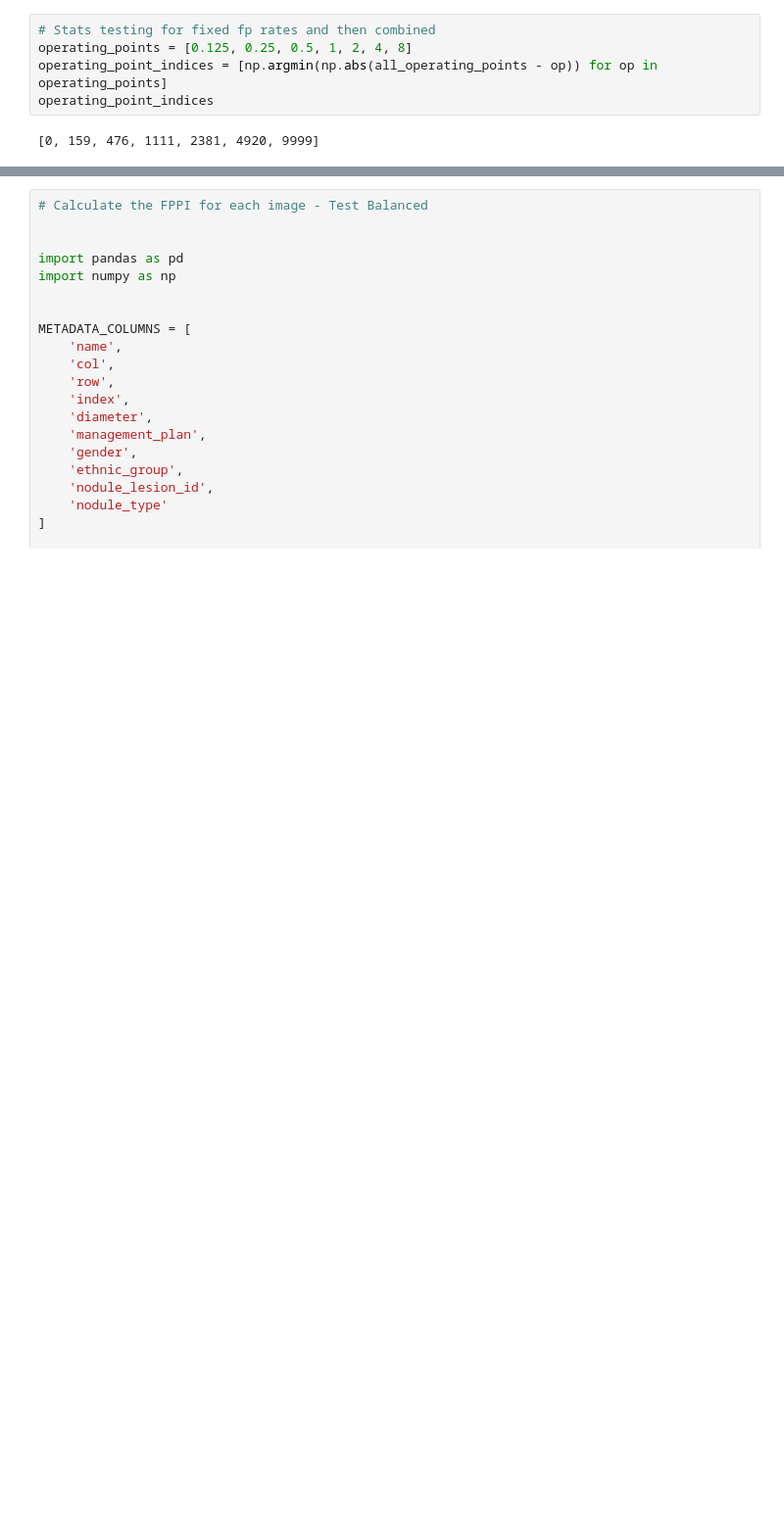
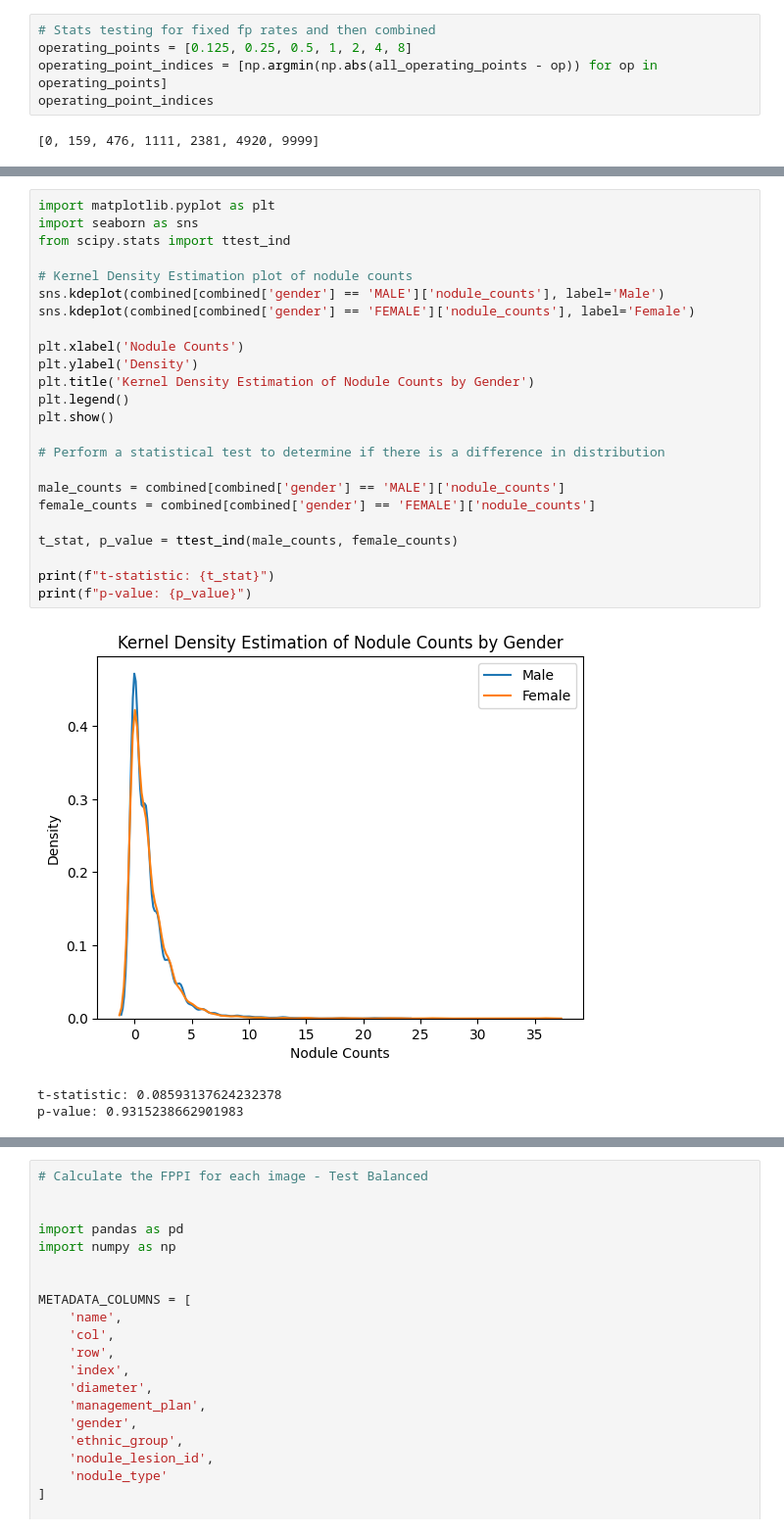
Before and after one commit to johnmccabe44/fairness-in-nodule-detection, a Jupyter notebook: workflows/prototype.ipynb, the cells around one changed output, grey strips where cells are left out. Shown at 98% size. Saved outputs shown, nothing was run; the diff lists cells and outputs as text; blank space fills up the shorter version.

Commit message:
Updated presentation figures

```diff
--- a/workflows/prototype.ipynb
+++ b/workflows/prototype.ipynb
@@ -256,0 +228,28 @@ Name: count, dtype: int64
+# %%
+import matplotlib.pyplot as plt
+import seaborn as sns
+from scipy.stats import ttest_ind
+
+# Kernel Density Estimation plot of nodule counts
+sns.kdeplot(combined[combined['gender'] == 'MALE']['nodule_counts'], label='Male')
+sns.kdeplot(combined[combined['gender'] == 'FEMALE']['nodule_counts'], label='Female')
+
+plt.xlabel('Nodule Counts')
+plt.ylabel('Density')
+plt.title('Kernel Density Estimation of Nodule Counts by Gender')
+plt.legend()
+plt.show()
+
+# Perform a statistical test to determine if there is a difference in distribution
+
+male_counts = combined[combined['gender'] == 'MALE']['nodule_counts']
+female_counts = combined[combined['gender'] == 'FEMALE']['nodule_counts']
+
+t_stat, p_value = ttest_ind(male_counts, female_counts)
+
+print(f"t-statistic: {t_stat}")
+print(f"p-value: {p_value}")
+# %% [output]
+[figure, added]
+t-statistic: 0.08593137624232378
+p-value: 0.9315238662901983
```
Also changed, not shown: parts of 6 cells of this notebook, 2 other files.
